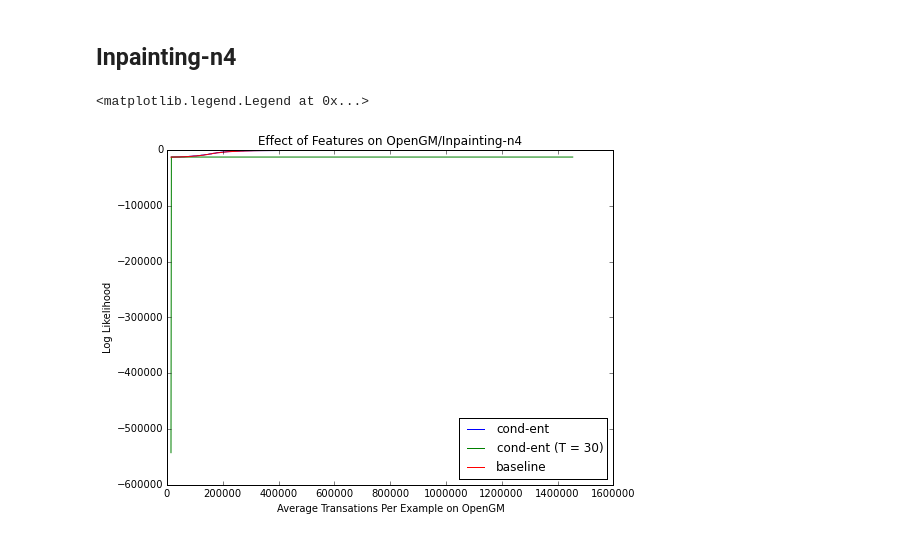
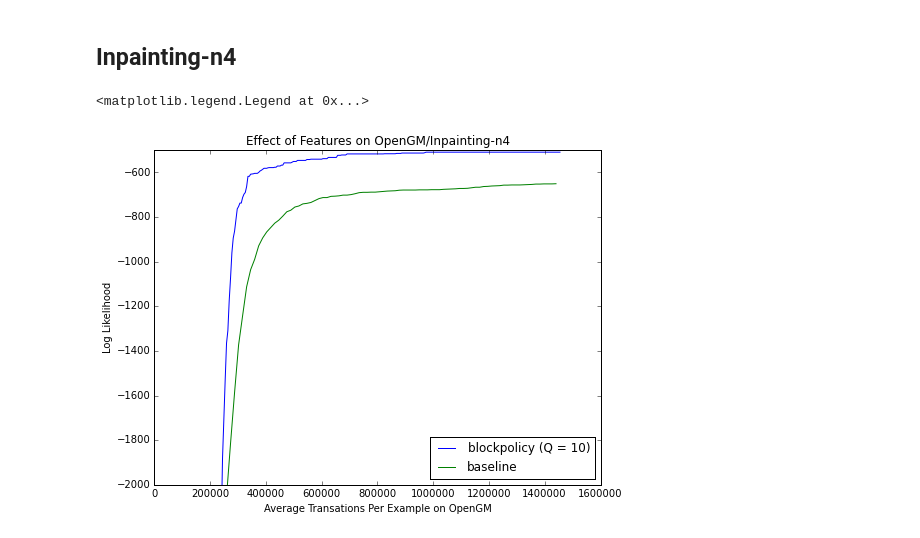
Before and after one commit to strin/HeteroSampler, a Jupyter notebook: plot.ipynb, the cells around one changed output. Cells and saved outputs as stored; diff of their text form; code cells hidden in the pictures.

```diff
--- a/plot.ipynb
+++ b/plot.ipynb
@@ -361,16 +489,20 @@ plotSampleDistribution('test/ocr/f4/blockpolicy/cond/0/tcall_b5.0000000000000009
 # %%
 # all features.
 figure(num=None, figsize=(8, 6), dpi=80)
-plotAcc('test/opengm/inpaint/blockpolicy/cond/0/tcall_b*/policy.xml')
+# plotAcc('test/opengm/inpaint/blockpolicy/cond/0/tcall_b*/policy.xml')
 # plotAcc('test/opengm/inpaint/blockpolicy/cond/1/tcall_b*/policy.xml')
-plotAcc('test/opengm/inpaint/blockpolicy/cond+#sp-norm/0/tcall_b*/policy.xml')
+# plotAcc('test/opengm/inpaint/blockpolicy/cond+#sp-norm/0/tcall_b*/policy.xml')
 # plotAcc('test/opengm/inpaint/blockpolicy/cond+log-#sp/0/tcall_b*/policy.xml')
+# plotAcc('test/opengm/inpaint/blockpolicy/nb-ent+nb-vary+cond-ent/Q1/tcall_b*/policy.xml')
+# plotAcc('test/opengm/inpaint/blockpolicy/nb-ent+nb-vary+cond-ent/Q5/tcall_b*/policy.xml')
+plotAcc('test/opengm/inpaint/blockpolicy/nb-ent+nb-vary+cond-ent/Q10/tcall_b*/policy.xml')
 plotAcc('test/opengm/inpaint/gibbs/default/0/tcall_T*/policy.xml')
 title('Effect of Features on OpenGM/Inpainting-n4')
 xlabel('Average Transations Per Example on OpenGM')
 ylabel('Log Likelihood')
+ylim([-2000,-500])
 # legend(range(10), loc=4)
-legend(['cond-ent', 'cond-ent (T = 30)', 'baseline'], loc=4)
+legend(['blockpolicy (Q = 10)', 'baseline'], loc=4)
 # %% [output]
 <matplotlib.legend.Legend at 0x...>
-[figure, old version]
+[figure, new version]
```
Also changed, not shown: parts of 14 cells of this notebook, 1 other file.
